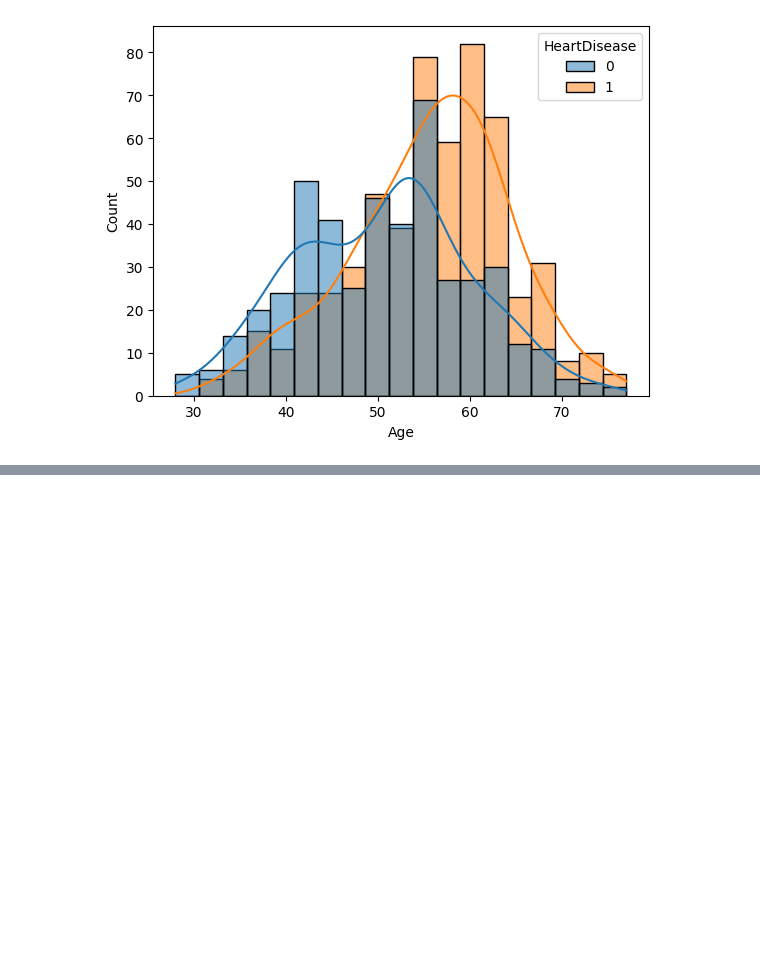
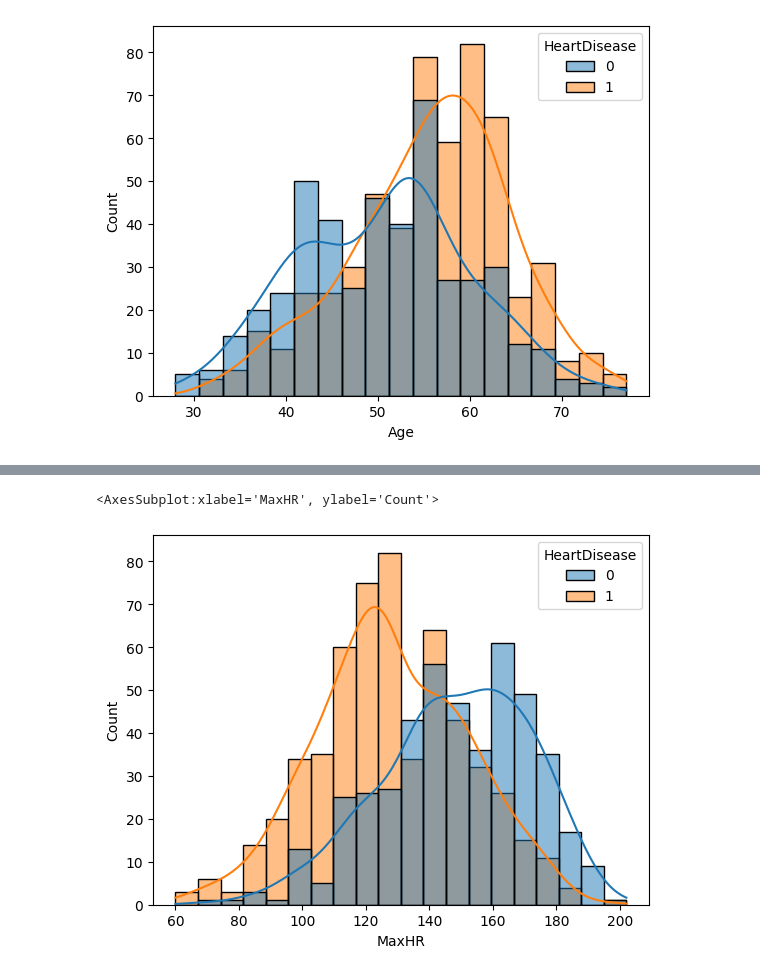
Before and after one commit to HG13BB/asl_heart_failure_mc, a Jupyter notebook: notebooks/heart_failure_nn_Henry.ipynb, the cells around one changed output, grey strips where cells are left out. Saved outputs shown, nothing was run; the diff lists cells and outputs as text; code cells hidden in the pictures; blank space fills up the shorter version.

```diff
--- a/notebooks/heart_failure_nn_Henry.ipynb
+++ b/notebooks/heart_failure_nn_Henry.ipynb
@@ -102,0 +182,5 @@ sns.histplot(data=df,x='Age',hue='HeartDisease',kde=True)
+# %%
+sns.histplot(data=df,x='MaxHR',hue='HeartDisease',kde=True)
+# %% [output]
+<AxesSubplot:xlabel='MaxHR', ylabel='Count'>
+[figure, added]
```
Also changed, not shown: parts of 33 cells of this notebook.
